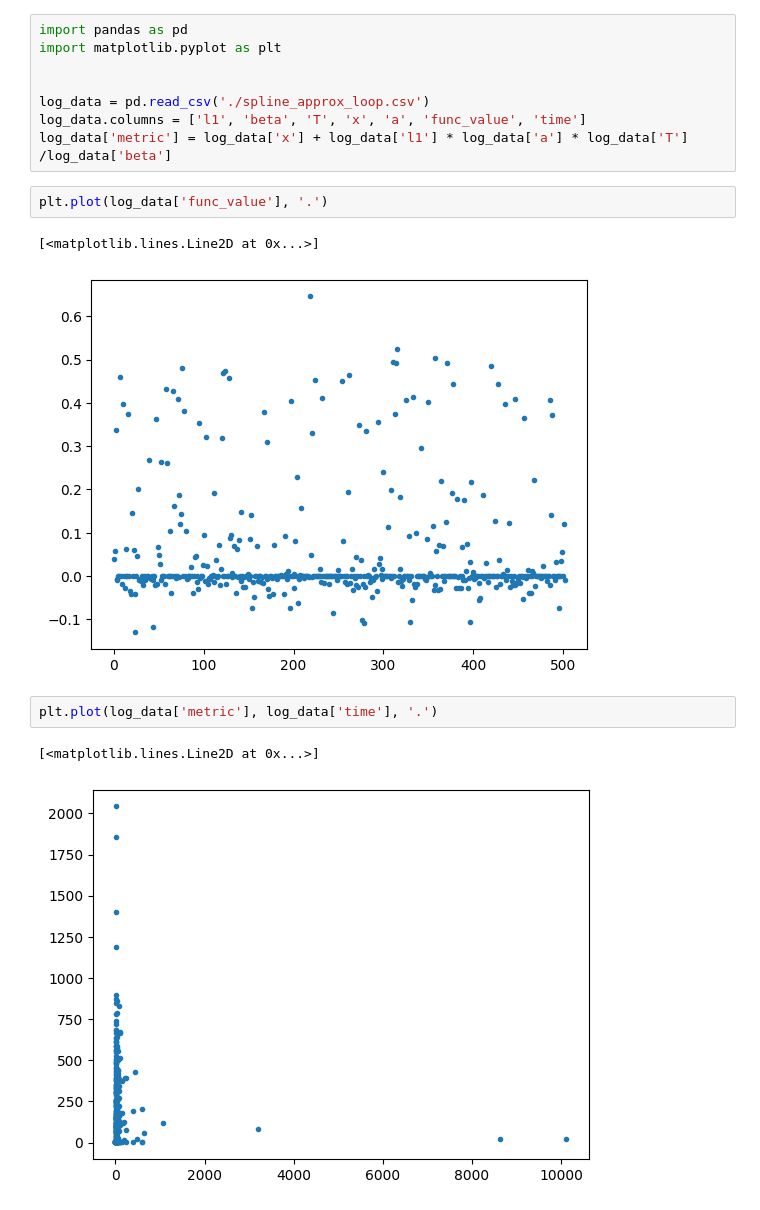
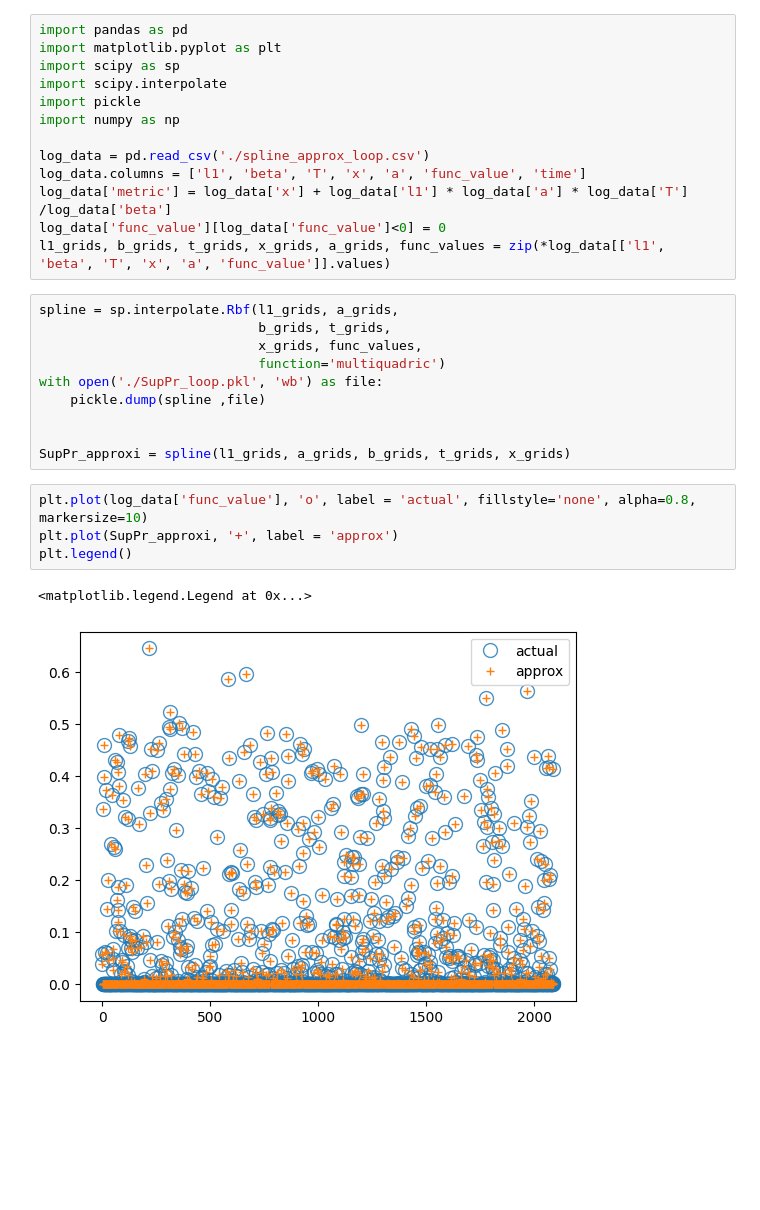
Before and after one commit to LeonCaesa/CoCo, a Jupyter notebook: code/analyze_spline.ipynb, the cells around one changed output. Saved outputs shown, nothing was run; the diff lists cells and outputs as text; blank space fills up the shorter version.

```diff
--- a/code/analyze_spline.ipynb
+++ b/code/analyze_spline.ipynb
@@ -1,18 +1,30 @@
 # %%
 import pandas as pd
 import matplotlib.pyplot as plt
-
+import scipy as sp
+import scipy.interpolate
+import pickle
+import numpy as np
 
 log_data = pd.read_csv('./spline_approx_loop.csv')
 log_data.columns = ['l1', 'beta', 'T', 'x', 'a', 'func_value', 'time']
 log_data['metric'] = log_data['x'] + log_data['l1'] * log_data['a'] * log_data['T'] /log_data['beta']
+log_data['func_value'][log_data['func_value']<0] = 0
+l1_grids, b_grids, t_grids, x_grids, a_grids, func_values = zip(*log_data[['l1', 'beta', 'T', 'x', 'a', 'func_value']].values)
-# %%
-plt.plot(log_data['func_value'], '.')
-# %% [output]
-[<matplotlib.lines.Line2D at 0x...>]
-[figure, removed]
-# %%
-plt.plot(log_data['metric'], log_data['time'], '.')
-# %% [output]
-[<matplotlib.lines.Line2D at 0x...>]
-[figure, removed]
+# %%
+spline = sp.interpolate.Rbf(l1_grids, a_grids,
+                            b_grids, t_grids,
+                            x_grids, func_values,
+                            function='multiquadric')
+with open('./SupPr_loop.pkl', 'wb') as file:
+    pickle.dump(spline ,file)
+
+
+SupPr_approxi = spline(l1_grids, a_grids, b_grids, t_grids, x_grids)
+# %%
+plt.plot(log_data['func_value'], 'o', label = 'actual', fillstyle='none', alpha=0.8, markersize=10)
+plt.plot(SupPr_approxi, '+', label = 'approx')
+plt.legend()
+# %% [output]
+<matplotlib.legend.Legend at 0x...>
+[figure, added]
```
Also changed, not shown: 9 other files.
